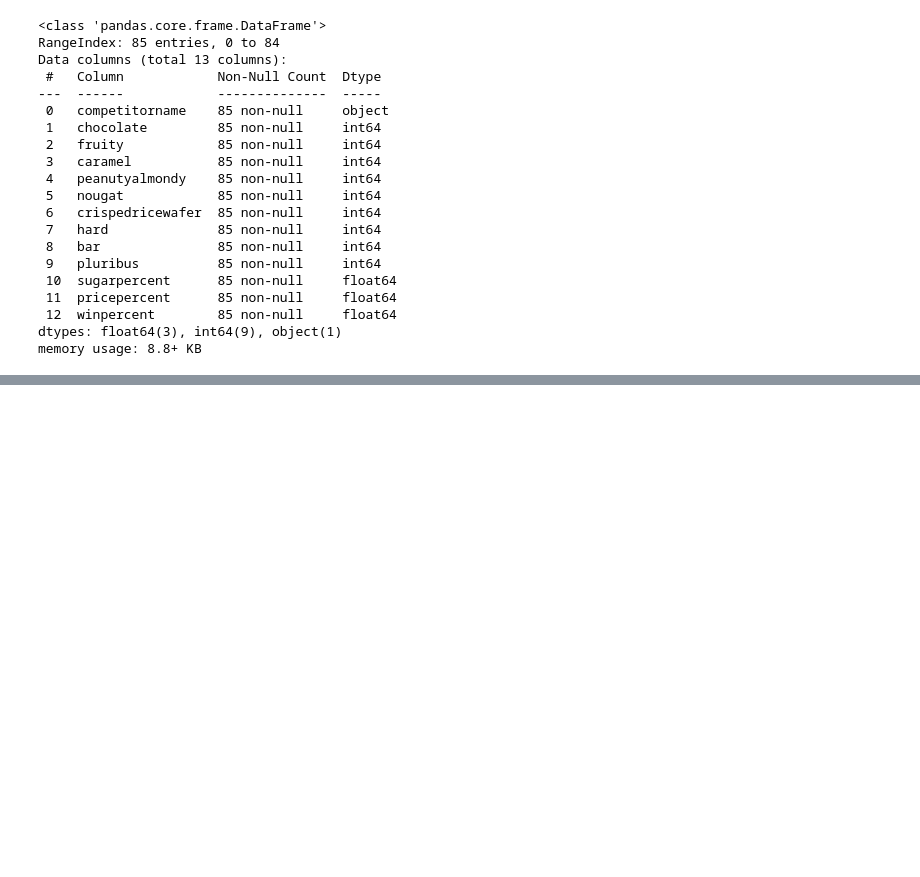
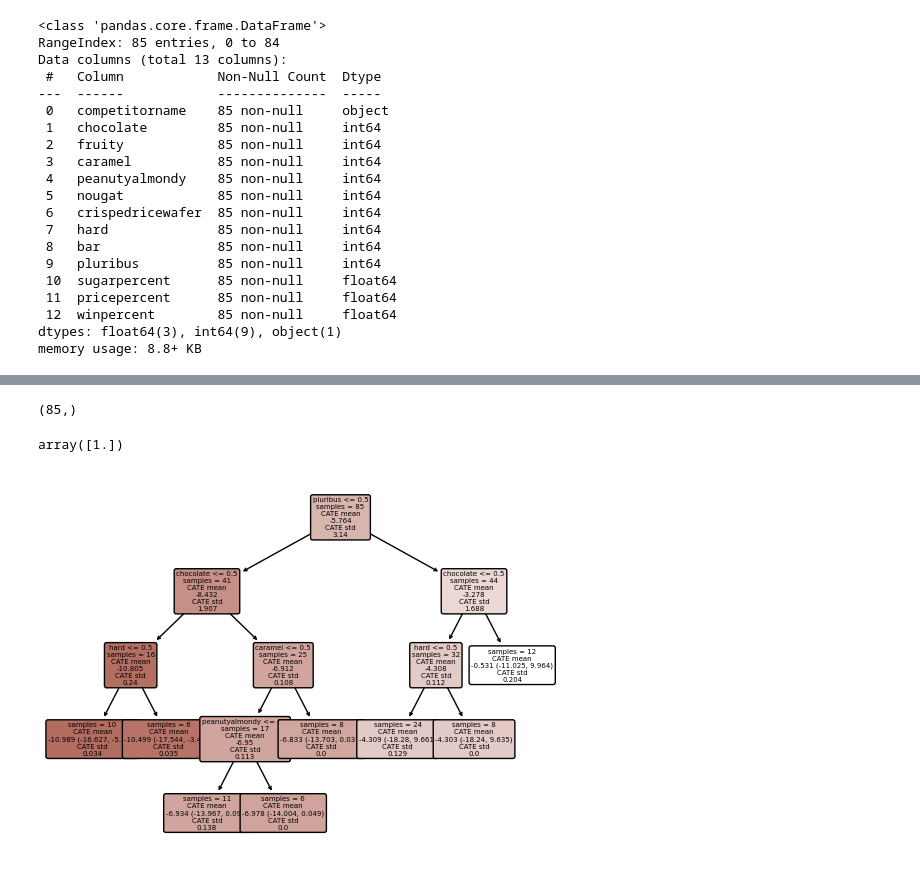
Before and after one commit to Eezzeldin/candy, a Jupyter notebook: candy_priceElasticity.ipynb, the cells around one changed output, grey strips where cells are left out. Drawn from its saved outputs; the diff is of its cells as text; code cells hidden in the pictures; blank space fills up the shorter version.

```diff
--- a/candy_priceElasticity.ipynb
+++ b/candy_priceElasticity.ipynb
@@ -115,0 +173,20 @@ print(results)
+# %%
+causal_forest.const_marginal_effect(X).shape
+# %% [output]
+(85,)
+# %%
+causal_forest.feature_importances()
+# %% [output]
+array([1.])
+# %%
+from econml.cate_interpreter import SingleTreeCateInterpreter
+from econml.dml import LinearDML
+#est = LinearDML()
+#est.fit(Y, T, X=X)
+intrp = SingleTreeCateInterpreter(include_model_uncertainty=True, max_depth=100, min_samples_leaf=5)
+# We interpret the CATE model's behavior based on the features used for heterogeneity
+intrp.interpret(causal_forest, X)
+# Plot the tree
+intrp.plot(feature_names=X.columns, fontsize=5)
+# %% [output]
+[figure, added]
```
Also changed, not shown: parts of 7 cells of this notebook.
